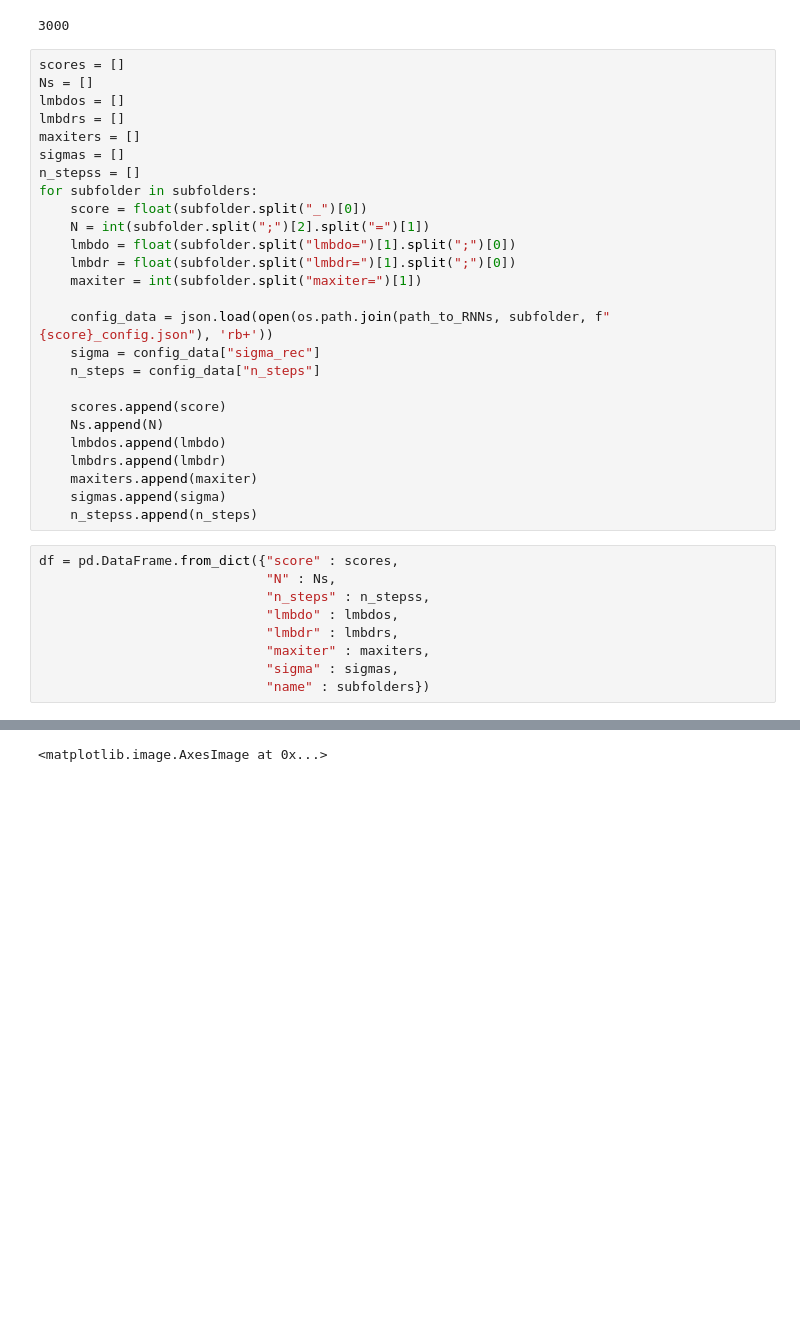
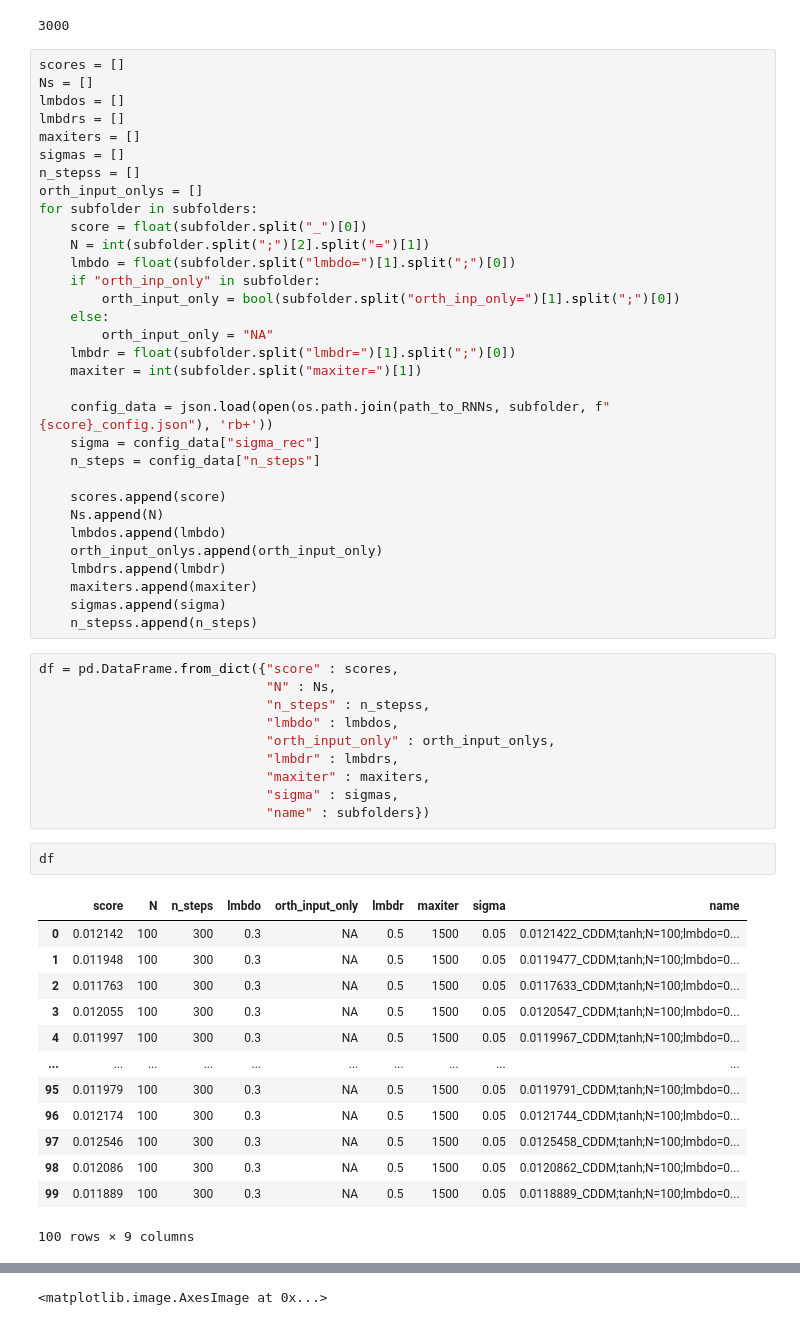
Before and after one commit to engellab/trainRNNbrain, a Jupyter notebook: jupyter/filtering RNNs.ipynb, the cells around one changed output, grey strips where cells are left out. Drawn from its saved outputs; the diff is of its cells as text; blank space fills up the shorter version.

```diff
--- a/jupyter/filtering RNNs.ipynb
+++ b/jupyter/filtering RNNs.ipynb
@@ -32,10 +32,15 @@ lmbdrs = []
 maxiters = []
 sigmas = []
 n_stepss = []
+orth_input_onlys = []
 for subfolder in subfolders:
     score = float(subfolder.split("_")[0])
     N = int(subfolder.split(";")[2].split("=")[1])
     lmbdo = float(subfolder.split("lmbdo=")[1].split(";")[0])
+    if "orth_inp_only" in subfolder:
+        orth_input_only = bool(subfolder.split("orth_inp_only=")[1].split(";")[0])
+    else:
+        orth_input_only = "NA"
     lmbdr = float(subfolder.split("lmbdr=")[1].split(";")[0])
     maxiter = int(subfolder.split("maxiter=")[1])
 
@@ -46,6 +51,7 @@ for subfolder in subfolders:
     scores.append(score)
     Ns.append(N)
     lmbdos.append(lmbdo)
+    orth_input_onlys.append(orth_input_only)
     lmbdrs.append(lmbdr)
     maxiters.append(maxiter)
     sigmas.append(sigma)
@@ -55,8 +61,25 @@ df = pd.DataFrame.from_dict({"score" : scores,
                              "N" : Ns,
                              "n_steps" : n_stepss,
                              "lmbdo" : lmbdos,
+                             "orth_input_only" : orth_input_onlys,
                              "lmbdr" : lmbdrs,
                              "maxiter" : maxiters,
                              "sigma" : sigmas,
                              "name" : subfolders})
+# %%
+df
+# %% [output]
+|  | score | N | n_steps | lmbdo | orth_input_only | lmbdr | maxiter | sigma | name |
+| 0 | 0.012142 | 100 | 300 | 0.3 | NA | 0.5 | 1500 | 0.05 | 0.0121422_CDDM;tanh;N=100;lmbdo=0... |
+| 1 | 0.011948 | 100 | 300 | 0.3 | NA | 0.5 | 1500 | 0.05 | 0.0119477_CDDM;tanh;N=100;lmbdo=0... |
+| 2 | 0.011763 | 100 | 300 | 0.3 | NA | 0.5 | 1500 | 0.05 | 0.0117633_CDDM;tanh;N=100;lmbdo=0... |
+| 3 | 0.012055 | 100 | 300 | 0.3 | NA | 0.5 | 1500 | 0.05 | 0.0120547_CDDM;tanh;N=100;lmbdo=0... |
+| 4 | 0.011997 | 100 | 300 | 0.3 | NA | 0.5 | 1500 | 0.05 | 0.0119967_CDDM;tanh;N=100;lmbdo=0... |
+| ... | ... | ... | ... | ... | ... | ... | ... | ... | ... |
+| 95 | 0.011979 | 100 | 300 | 0.3 | NA | 0.5 | 1500 | 0.05 | 0.0119791_CDDM;tanh;N=100;lmbdo=0... |
+| 96 | 0.012174 | 100 | 300 | 0.3 | NA | 0.5 | 1500 | 0.05 | 0.0121744_CDDM;tanh;N=100;lmbdo=0... |
+| 97 | 0.012546 | 100 | 300 | 0.3 | NA | 0.5 | 1500 | 0.05 | 0.0125458_CDDM;tanh;N=100;lmbdo=0... |
+| 98 | 0.012086 | 100 | 300 | 0.3 | NA | 0.5 | 1500 | 0.05 | 0.0120862_CDDM;tanh;N=100;lmbdo=0... |
+| 99 | 0.011889 | 100 | 300 | 0.3 | NA | 0.5 | 1500 | 0.05 | 0.0118889_CDDM;tanh;N=100;lmbdo=0... |
+100 rows × 9 columns
 # %%
```
Also changed, not shown: parts of 6 cells of this notebook, 4 other files.
